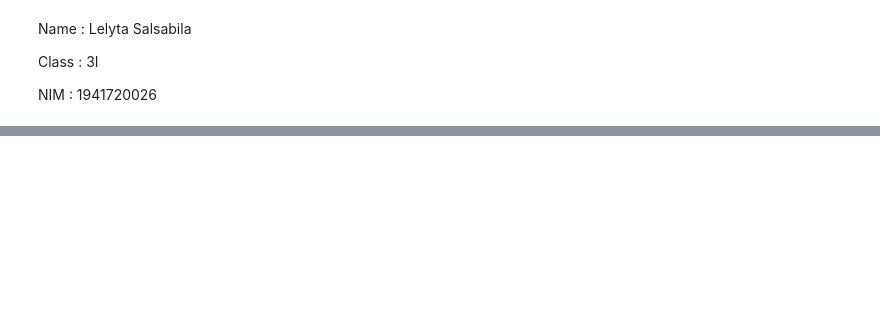
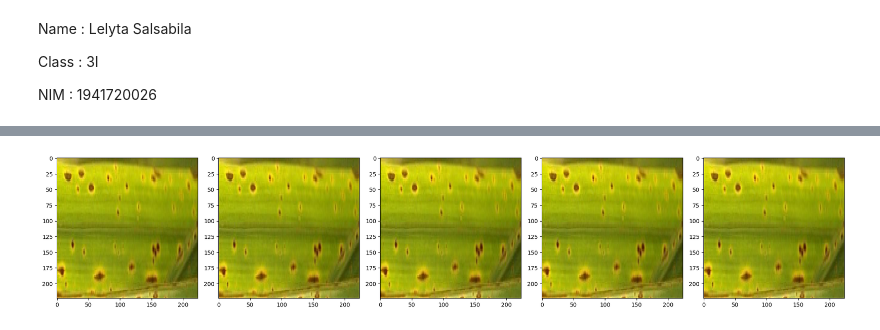
Before and after one commit to lelyta30/PCVK_GENAP_2023, a Jupyter notebook: Final_Project_PCVK.ipynb, the cells around one changed output, grey strips where cells are left out. Saved outputs shown, nothing was run; the diff lists cells and outputs as text; code cells hidden in the pictures; blank space fills up the shorter version.

```diff
--- a/Final_Project_PCVK.ipynb
+++ b/Final_Project_PCVK.ipynb
@@ -29,0 +90,6 @@ ImportError: ignored
+# %%
+# plot a few val images
+img_array  = [val_data_gen[0][0][0] for i in range(5)]
+plotImages(img_array)
+# %% [output]
+[figure, added]
```
Also changed, not shown: parts of 16 cells of this notebook.
